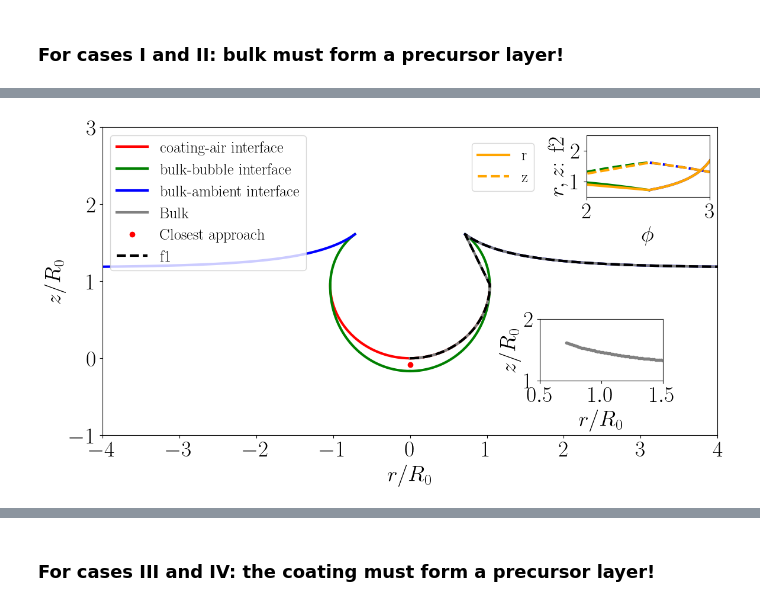
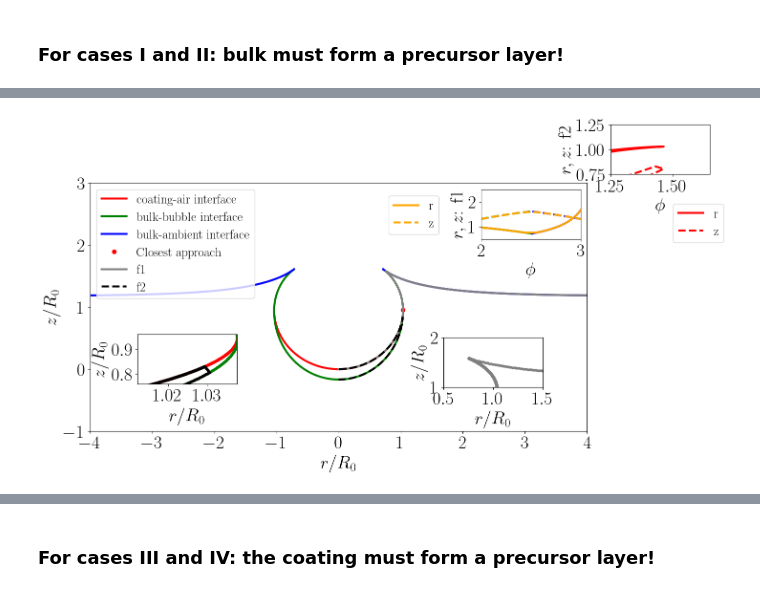
Before and after one commit to VatsalSy/BurstingBubble_VE_coated, a Jupyter notebook: initialconditions/InitialCondition.ipynb, the cells around one changed output, grey strips where cells are left out. Saved outputs shown, nothing was run; the diff lists cells and outputs as text; code cells hidden in the pictures.

Commit message:
feat: dewetting cases working
Update parameters for case I and initial condition for case II

```diff
--- a/initialconditions/InitialCondition.ipynb
+++ b/initialconditions/InitialCondition.ipynb
@@ -487,5 +526,11 @@ This case does not account for presence of precursor film of bulk...
 # %%
 R0 = 1.7928419584511264 # from the previous cell
+
+# Define plotting parameters
+plt_params = {
+    "Rmin": -4e0, "Rmax": 4e0,
+    "Zmin": -1e0, "Zmax": 3e0
+}
 
 fig, ax = prepare_plot(plt_params)
 r_ca, z_ca, ang_ca = load_and_sort_data("CaseI_VeryThinLayer_PEO0.2wt/02pcPEO_OF0088_OA.csv")
@@ -504,56 +549,89 @@ ang_ba += np.pi
 ax.plot(r_ba, z_ba, 'b-',  label="bulk-ambient interface")
 ax.plot(-r_ba, z_ba, 'b-',  label="_bulk-ambient interface")
 
+min_dist_index, min_distance = calculate_closest_approach(r_ca, z_ca, r_bb, z_bb)
+rInt = (r_ca[min_dist_index[0]] + r_bb[min_dist_index[1]]) / 2
+zInt = (z_ca[min_dist_index[0]] + z_bb[min_dist_index[1]]) / 2
+ax.plot(rInt, zInt, 'o', color='red', label='Closest approach')
+
 # combine r_bb and r_ba
-ang_f2 = np.concatenate((ang_ca, ang_ba))
-r_f2 = np.concatenate((r_ca, r_ba))
-z_f2 = np.concatenate((z_ca, z_ba))
+r_f1, z_f1, ang_f1 = extract_and_combine_segments(r_ca, z_ca, ang_ca, r_bb, z_bb, ang_bb, min_dist_index)
+r_f1, ang_f1, z_f1 = create_circular_fillet(r_f1, r_ba, ang_f1, ang_ba, z_f1, z_ba, chop_phi=0.02)
 
-ax.plot(r_f2, z_f2, '-', color='gray', label='Bulk')
+ax.plot(r_f1, z_f1, '-', color='gray', label='f1')
+
+df = pd.DataFrame({'z': z_f1, 'r': r_f1})
+
+df.to_csv('CaseI_VeryThinLayer_PEO0.2wt/f1.dat', index=False, sep=' ', header=False)
+
+
+# flip the arrays upside down
+r_f2, z_f2, ang_f2 = r_bb[:min_dist_index[1]], z_bb[:min_dist_index[1]], ang_bb[:min_dist_index[1]]
+# r_f2, z_f2, ang_f2 = r_f2[::-1], z_f2[::-1], ang_f2[::-1]
+r_f2, ang_f2, z_f2 = create_circular_fillet_dewet(r_f2, r_ca, ang_f2, ang_ca, z_f2, z_ca, chop_phi=0.05)
+ax.plot(r_f2, z_f2, '--', color='black', label='f2')
+
+df = pd.DataFrame({'z': z_f2, 'r': r_f2})
+#
+df.to_csv('CaseI_VeryThinLayer_PEO0.2wt/f2.dat', index=False, sep=' ', header=False)
 
 from mpl_toolkits.axes_grid1.inset_locator import inset_axes
 # Create an inset with specific dimensions and position
 axins = inset_axes(ax, width="20%", height="20%", loc='upper right')
 # Plot on the inset
 axins.plot(ang_bb, r_bb, '-', color='green', label='_r_bb')
 axins.plot(ang_bb, z_bb, '--', color='green', label='_z_bb')
 axins.plot(ang_ba, r_ba, '-', color='blue', label='_r_ba')
 axins.plot(ang_ba, z_ba, '--', color='blue', label='_z_ba')
 
-axins.plot(ang_f2, r_f2, '-', color='orange', label='r')
-axins.plot(ang_f2, z_f2, '--', color='orange', label='z')
+axins.plot(ang_f1, r_f1, '-', color='orange', label='r')
+axins.plot(ang_f1, z_f1, '--', color='orange', label='z')
 
 
 axins.set_xlim(2.0, 3.0)
 axins.set_ylim(0.5, 2.5)
 axins.set_xlabel(r'$\phi$')
+axins.set_ylabel(r'$r, z$: f1')
+axins.legend(loc='upper left', bbox_to_anchor=(-1.0, 1.0))
+
+# Create an inset with specific dimensions and position
+axins = inset_axes(ax, width="100%", height="100%",
+                   loc='upper right',
+                   bbox_to_anchor=(1.06, 1.06, 0.2, 0.2),
+                   bbox_transform=ax.transAxes)
+
+# Plot on the inset
+axins.plot(ang_f2, r_f2, '-', color='red', label='r')
+axins.plot(ang_f2, z_f2, '--', color='red', label='z')
+
+axins.set_xlim(1.25, 1.65)
+axins.set_ylim(0.75, 1.25)
+axins.set_xlabel(r'$\phi$')
 axins.set_ylabel(r'$r, z$: f2')
-axins.legend(loc='upper left', bbox_to_anchor=(-1.0, 1.0))
+axins.legend(loc='lower right', bbox_to_anchor=(1.2, -1.5))
 
 # Create an inset with specific dimensions and position
 axins = inset_axes(ax, width="20%", height="20%", loc='lower right', borderpad=3.5)
 # Plot on the inset
-axins.plot(r_f2, z_f2, '.', color='gray', label='f2')
+axins.plot(r_f1, z_f1, '.', color='gray', label='f2')
 axins.set_xlim(0.5, 1.50)
 axins.set_ylim(1.0, 2.00)
 axins.set_xlabel(r'$r/R_0$')
 axins.set_ylabel(r'$z/R_0$')
 
-df = pd.DataFrame({'z': z_f2, 'r': r_f2})
-#
-df.to_csv('CaseI_VeryThinLayer_PEO0.2wt/f1.dat', index=False, sep=' ', header=False)
-
-min_dist_index, min_distance = calculate_closest_approach(r_ca, z_ca, r_f2, z_f2)
-rInt = (r_ca[min_dist_index[0]] + r_bb[min_dist_index[1]]) / 2
-zInt = (z_ca[min_dist_index[0]] + z_bb[min_dist_index[1]]) / 2
-ax.plot(rInt, zInt, 'o', color='red', label='Closest approach')
-r_bubble, z_bubble, ang_bubble = extract_and_combine_segments(r_ca, z_ca, ang_ca, r_f2, z_f2, ang_f2, min_dist_index)
-ax.plot(r_bubble, z_bubble, '--', color='black', label='f1')
+axins = inset_axes(ax, width="20%", height="20%", loc='lower left', borderpad=3.75)
+# Plot on the inset
+axins.plot(r_ca, z_ca, '.', color='red', label='r_ca')
+axins.plot(r_bb, z_bb, '.', color='green', label='r_bb')
+axins.plot(r_f2, z_f2, '.', color='black', label='f2')
+axins.set_xlim(rInt-0.025, rInt)
+axins.set_ylim(zInt-0.20, zInt)
+axins.set_xlabel(r'$r/R_0$')
+axins.set_ylabel(r'$z/R_0$')
 
 ax.legend(loc='upper left')
 
-df = pd.DataFrame({'z': z_bubble, 'r': r_bubble})
-#
-df.to_csv('CaseI_VeryThinLayer_PEO0.2wt/f2.dat', index=False, sep=' ', header=False)
+plt.savefig('CaseI_VeryThinLayer_PEO0.2wt/shape_details.pdf', bbox_inches='tight')
+plt.show()
 # %% [output]
-[figure, old version]
+[figure, new version]
```
Also changed, not shown: parts of 8 cells of this notebook, 20 other files.
